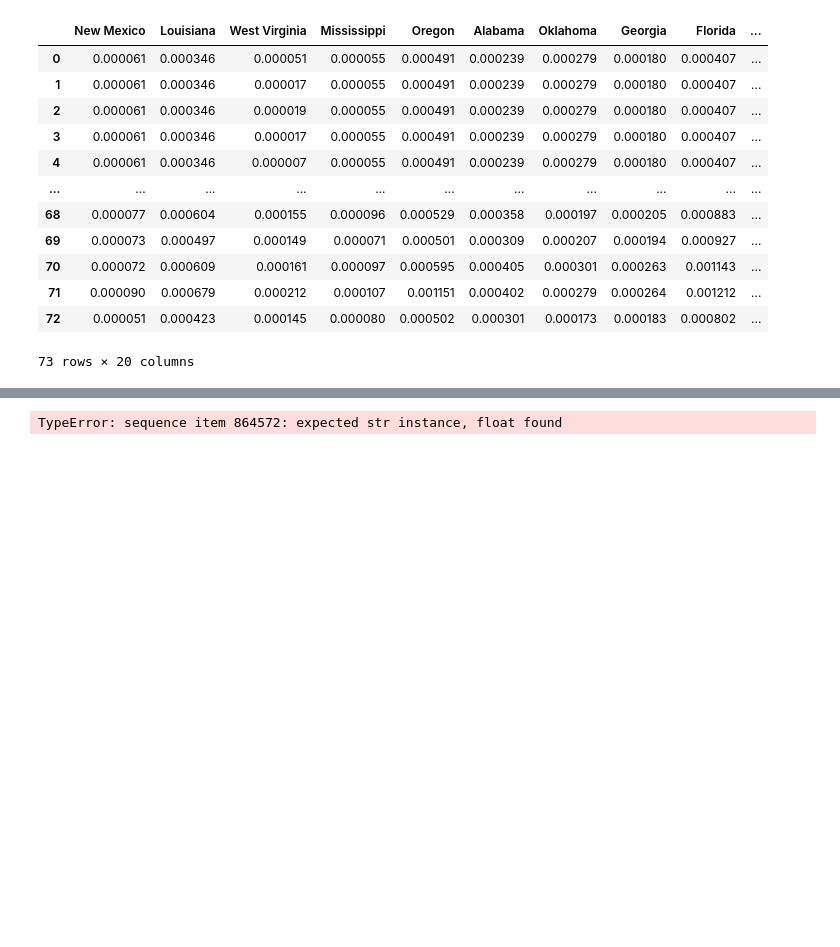
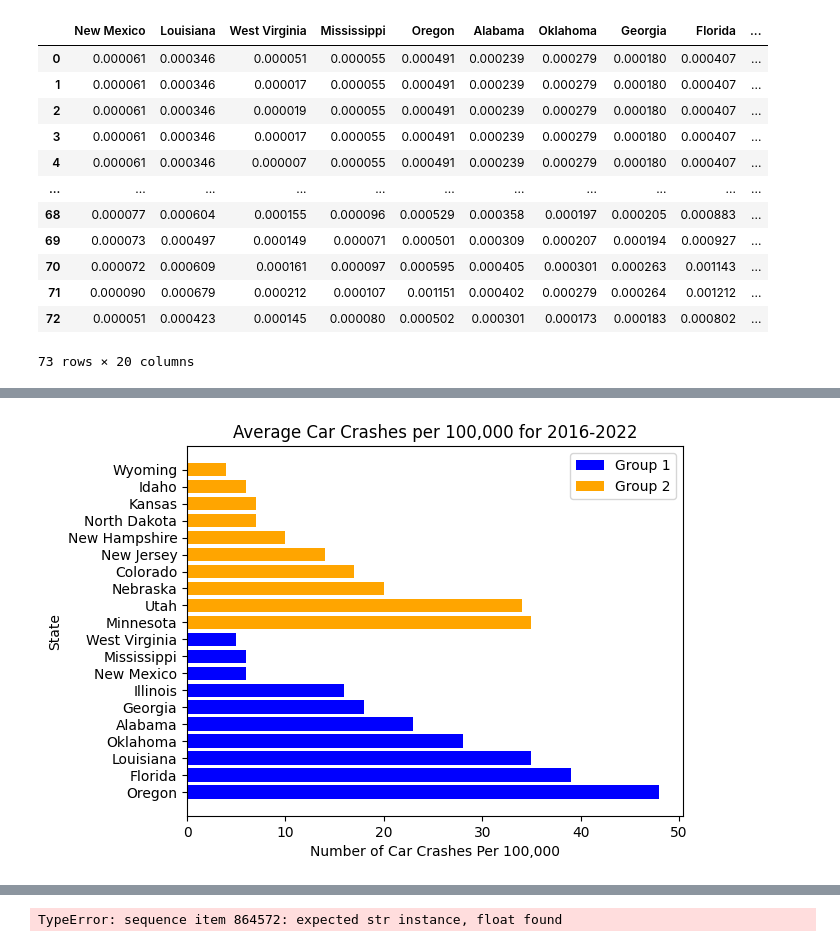
Before and after one commit to MatthewKolotylo/Car-Crash-Analytics-, a Jupyter notebook: Project Master Copy.ipynb, the cells around one changed output, grey strips where cells are left out. Saved outputs shown, nothing was run; the diff lists cells and outputs as text; code cells hidden in the pictures; blank space fills up the shorter version.

```diff
--- a/Project Master Copy.ipynb
+++ b/Project Master Copy.ipynb
@@ -1315,0 +1296,16 @@ car_crash_df_per_capita_df
+# %%
+
+plt.barh(group_1_car_crashes.index, group_1_car_crashes.values, color='blue', label='Group 1')
+plt.barh(group_2_car_crashes.index, group_2_car_crashes.values, color='orange', label='Group 2')
+
+plt.xlabel('Number of Car Crashes Per 100,000')
+plt.ylabel('State')
+plt.title('Average Car Crashes per 100,000 for 2016-2022')
+
+plt.legend()
+
+
+
+plt.show()
+# %% [output]
+[figure, added]
```
Also changed, not shown: parts of 13 cells of this notebook.
